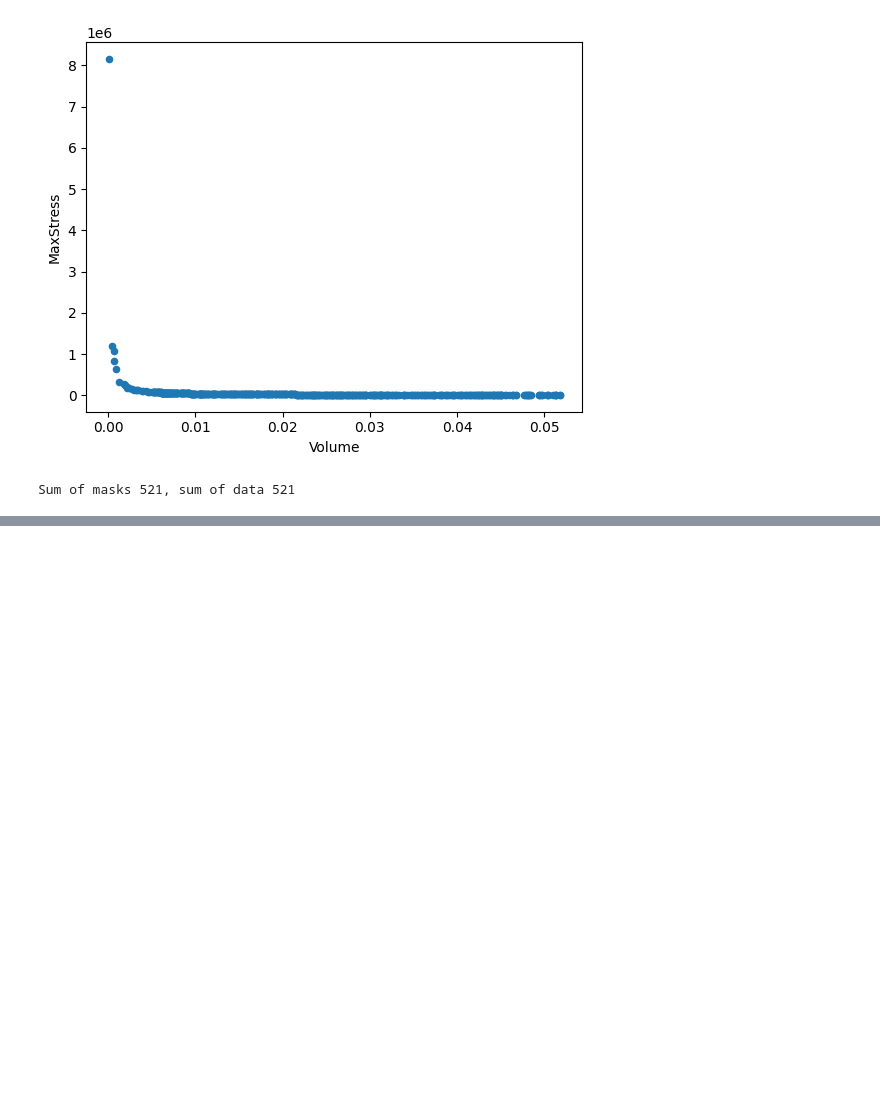
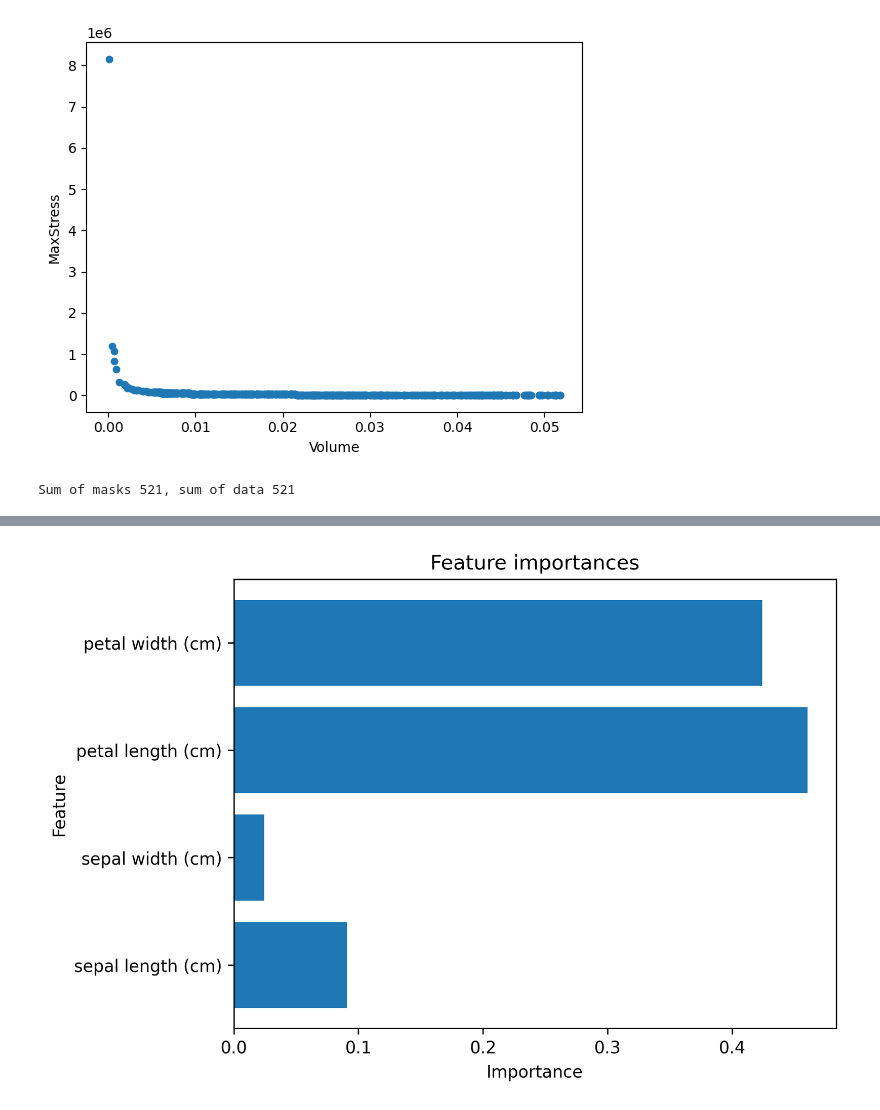
Before and after one commit to gialmisi/xaimoo-experiments, a Jupyter notebook: notebooks/two_bar_truss.ipynb, the cells around one changed output, grey strips where cells are left out. Saved outputs shown, nothing was run; the diff lists cells and outputs as text; code cells hidden in the pictures; blank space fills up the shorter version.

```diff
--- a/notebooks/two_bar_truss.ipynb
+++ b/notebooks/two_bar_truss.ipynb
@@ -48,0 +110,23 @@ Sum of masks 521, sum of data 521
+# %%
+from sklearn.datasets import load_iris
+from sklearn.ensemble import RandomForestClassifier
+import matplotlib.pyplot as plt
+
+# Train a random forest classifier
+clf = RandomForestClassifier(n_estimators=100, random_state=0)
+clf.fit(iris.data, iris.target)
+
+# Get the feature importances from the classifier
+importances = clf.feature_importances_
+
+# Get the names of the features from the iris dataset
+feature_names = iris.feature_names
+
+# Create a bar plot of the feature importances
+plt.barh(feature_names, importances)
+plt.xlabel('Importance')
+plt.ylabel('Feature')
+plt.title('Feature importances')
+plt.show()
+# %% [output]
+[figure, added]
```
Also changed, not shown: parts of 4 cells of this notebook.
